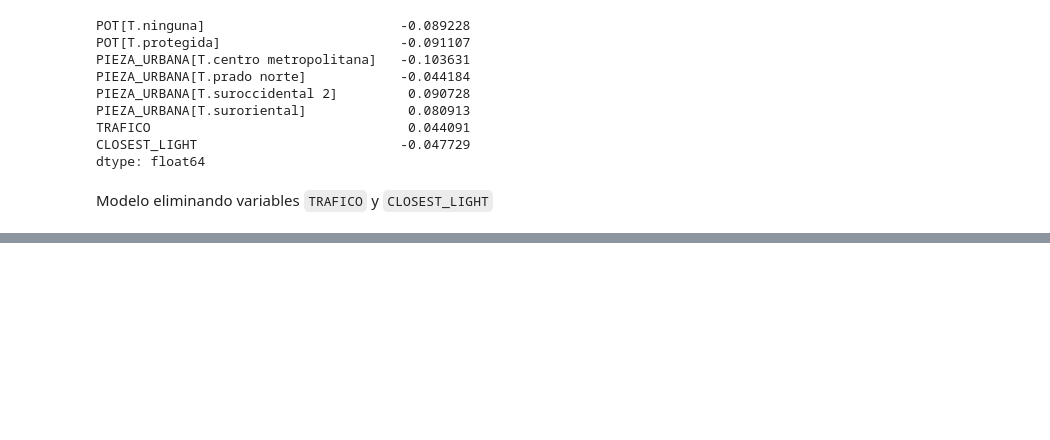
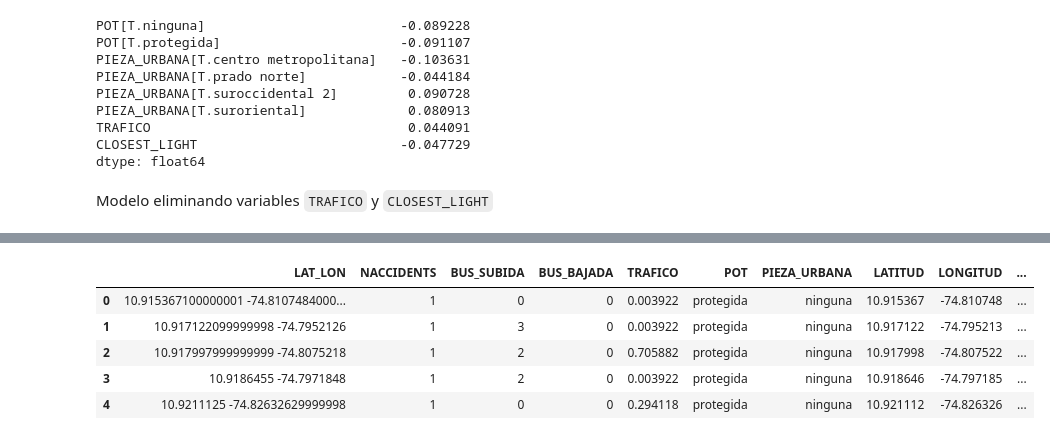
Before and after one commit to albertofbs15/ds4_project, a Jupyter notebook: Final Data/modelpoisson.ipynb, the cells around one changed output, grey strips where cells are left out. Cells and saved outputs as stored; diff of their text form; code cells hidden in the pictures; blank space fills up the shorter version.

```diff
--- a/Final Data/modelpoisson.ipynb
+++ b/Final Data/modelpoisson.ipynb
@@ -137,0 +205,9 @@ plt.show()
+# %%
+data.head()
+# %% [output]
+|  | LAT_LON | NACCIDENTS | BUS_SUBIDA | BUS_BAJADA | TRAFICO | POT | PIEZA_URBANA | LATITUD | LONGITUD | ... |
+| 0 | 10.915367100000001 -74.8107484000... | 1 | 0 | 0 | 0.003922 | protegida | ninguna | 10.915367 | -74.810748 | ... |
+| 1 | 10.917122099999998 -74.7952126 | 1 | 3 | 0 | 0.003922 | protegida | ninguna | 10.917122 | -74.795213 | ... |
+| 2 | 10.917997999999999 -74.8075218 | 1 | 2 | 0 | 0.705882 | protegida | ninguna | 10.917998 | -74.807522 | ... |
+| 3 | 10.9186455 -74.7971848 | 1 | 2 | 0 | 0.003922 | protegida | ninguna | 10.918646 | -74.797185 | ... |
+| 4 | 10.9211125 -74.82632629999998 | 1 | 0 | 0 | 0.294118 | protegida | ninguna | 10.921112 | -74.826326 | ... |
```
Also changed, not shown: parts of 19 cells of this notebook, 5 other files.
